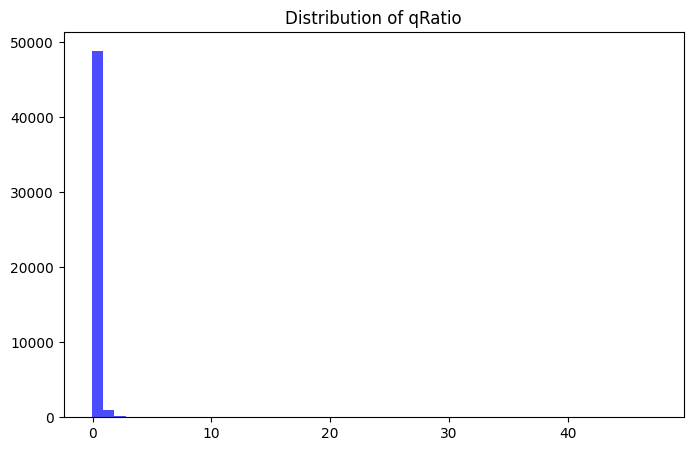
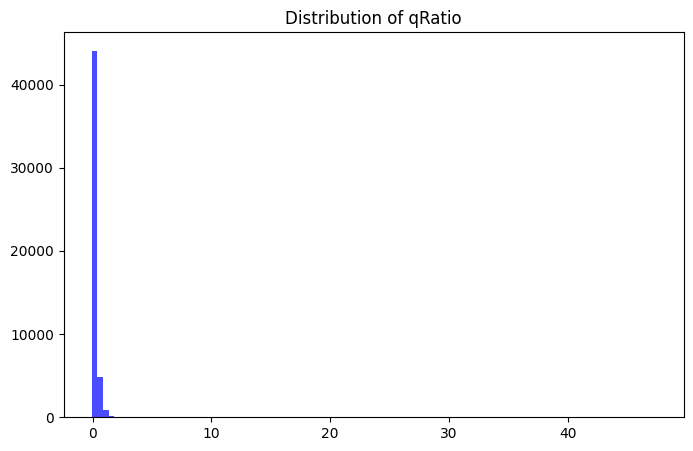
Unified diff of the notebook cell whose output changed from the first chart to the second:
--- before
+++ after
@@ -1,4 +1,7 @@
 #plot 1d of qratio
 plt.figure(figsize=(8, 5))
-plt.hist(df_norm["qRatio"], bins=10000, color="blue", alpha=0.7)
+plt.hist(df_norm["qRatio"], bins=100, color="blue", alpha=0.7)
 plt.title("Distribution of qRatio")
+#check how many qratio = 0
+num_zero_qratio = (df_norm["qRatio"] < 1e-9).sum()
+print(f"Number of rows with qRatio = 0: {num_zero_qratio}")

Commit: some changes to pca